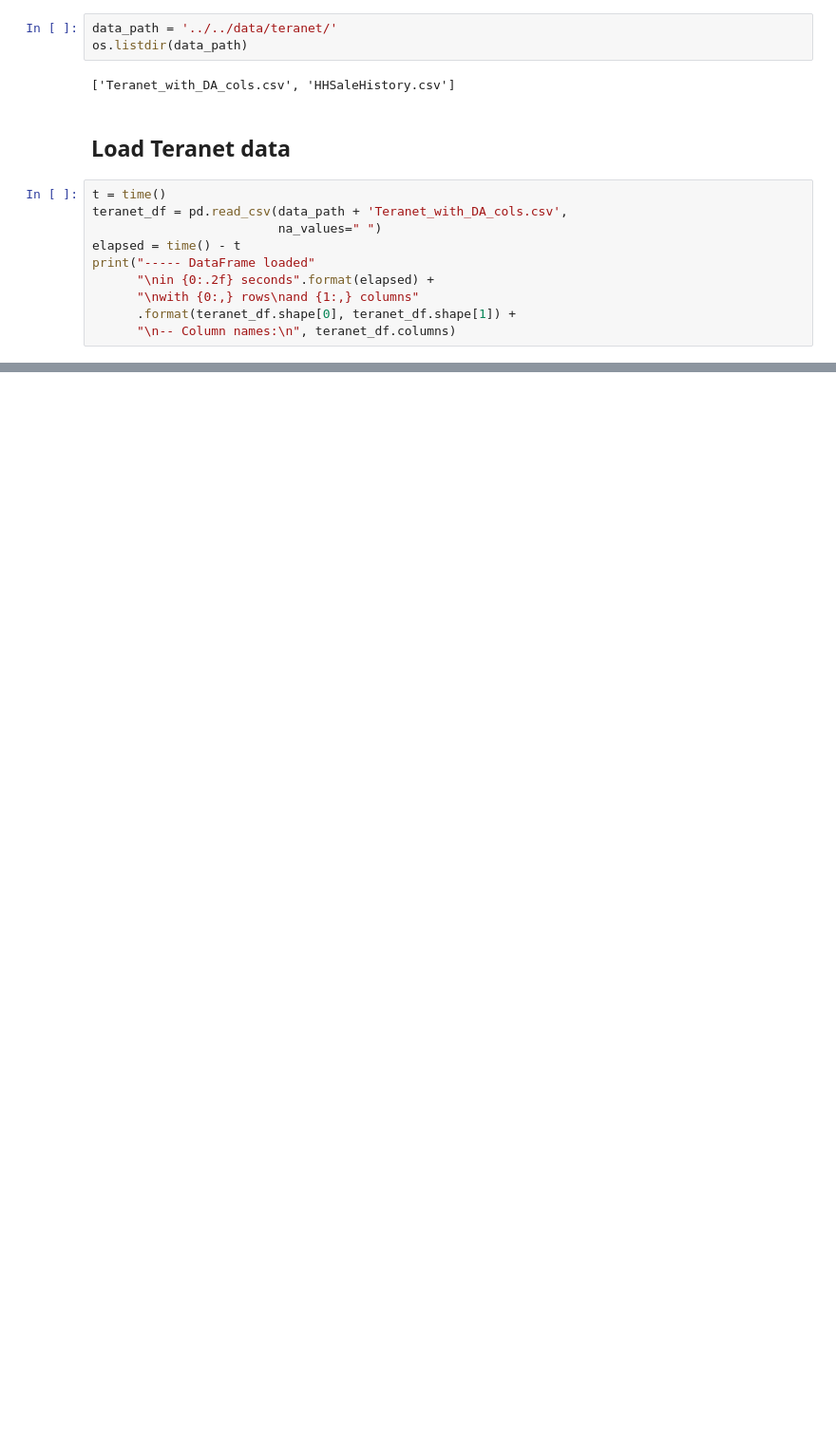
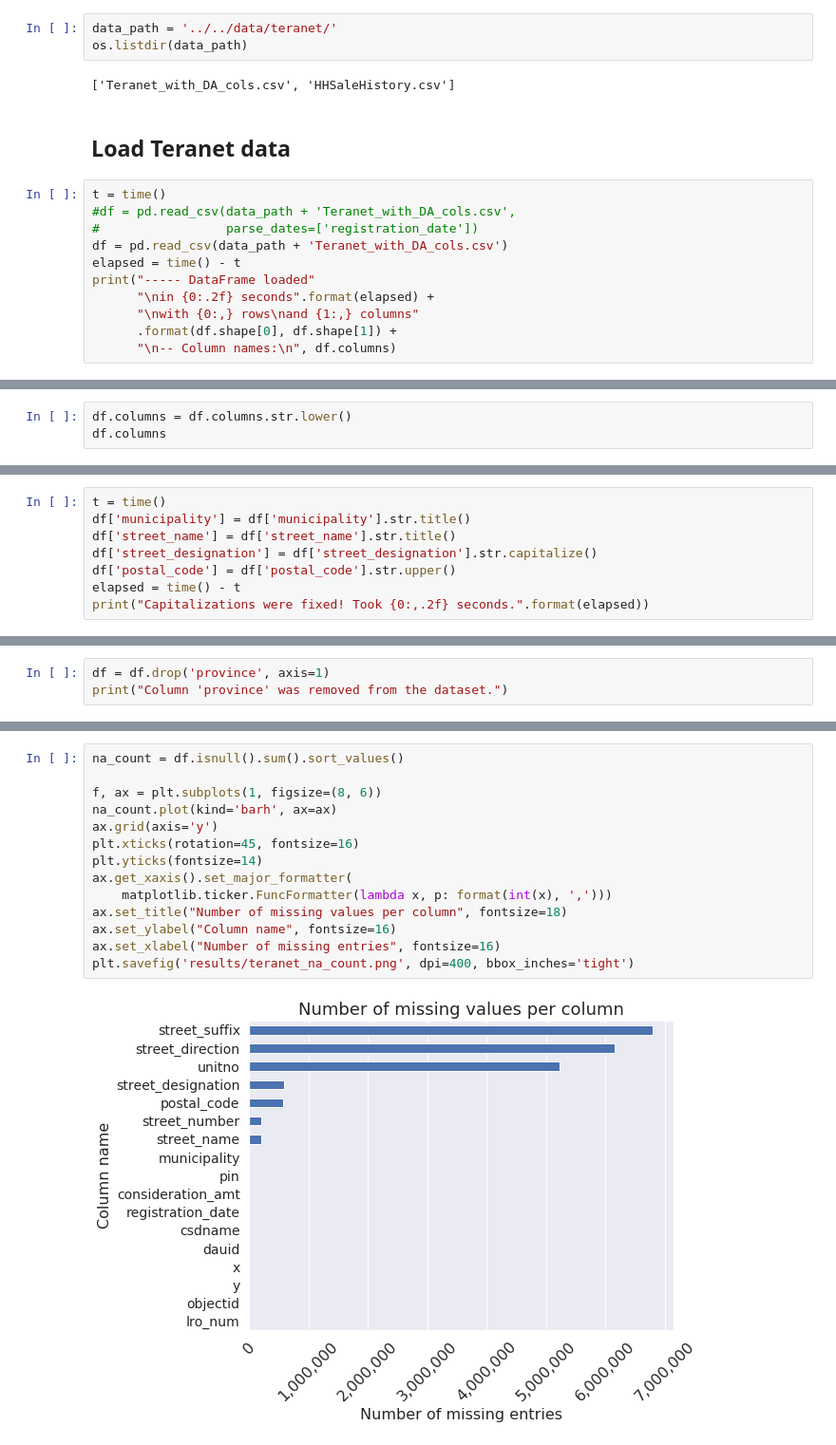
Before and after one commit to stepan-o/geo, a Jupyter notebook: notebooks/2.scrub/2.2_teranet_consistency.ipynb, the cells around one changed output, grey strips where cells are left out. Shown at 95% size. Drawn from its saved outputs; the diff is of its cells as text; blank space fills up the shorter version.

```diff
--- a/notebooks/2.scrub/2.2_teranet_consistency.ipynb
+++ b/notebooks/2.scrub/2.2_teranet_consistency.ipynb
@@ -51,13 +68,14 @@ os.listdir(data_path)
 ## Load Teranet data
 # %%
 t = time()
-teranet_df = pd.read_csv(data_path + 'Teranet_with_DA_cols.csv',
-                         na_values=" ")
+#df = pd.read_csv(data_path + 'Teranet_with_DA_cols.csv',
+#                 parse_dates=['registration_date'])
+df = pd.read_csv(data_path + 'Teranet_with_DA_cols.csv')
 elapsed = time() - t
 print("----- DataFrame loaded"
       "\nin {0:.2f} seconds".format(elapsed) +
       "\nwith {0:,} rows\nand {1:,} columns"
-      .format(teranet_df.shape[0], teranet_df.shape[1]) +
-      "\n-- Column names:\n", teranet_df.columns)
+      .format(df.shape[0], df.shape[1]) +
+      "\n-- Column names:\n", df.columns)
 # %% [output]
 ----- DataFrame loaded
@@ -73,0 +94,3 @@ and 20 columns
+# %%
+df.columns = df.columns.str.lower()
+df.columns
@@ -73,0 +112,8 @@ and 20 columns
+# %%
+t = time()
+df['municipality'] = df['municipality'].str.title()
+df['street_name'] = df['street_name'].str.title()
+df['street_designation'] = df['street_designation'].str.capitalize()
+df['postal_code'] = df['postal_code'].str.upper()
+elapsed = time() - t
+print("Capitalizations were fixed! Took {0:,.2f} seconds.".format(elapsed))
@@ -73,0 +124,3 @@ and 20 columns
+# %%
+df = df.drop('province', axis=1)
+print("Column 'province' was removed from the dataset.")
@@ -73,0 +151,16 @@ and 20 columns
+# %%
+na_count = df.isnull().sum().sort_values()
+
+f, ax = plt.subplots(1, figsize=(8, 6))
+na_count.plot(kind='barh', ax=ax)
+ax.grid(axis='y')
+plt.xticks(rotation=45, fontsize=16)
+plt.yticks(fontsize=14)
+ax.get_xaxis().set_major_formatter(
+    matplotlib.ticker.FuncFormatter(lambda x, p: format(int(x), ',')))
+ax.set_title("Number of missing values per column", fontsize=18)
+ax.set_ylabel("Column name", fontsize=16)
+ax.set_xlabel("Number of missing entries", fontsize=16)
+plt.savefig('results/teranet_na_count.png', dpi=400, bbox_inches='tight')
+# %% [output]
+[figure, added]
```
Also changed, not shown: parts of 56 cells of this notebook.
